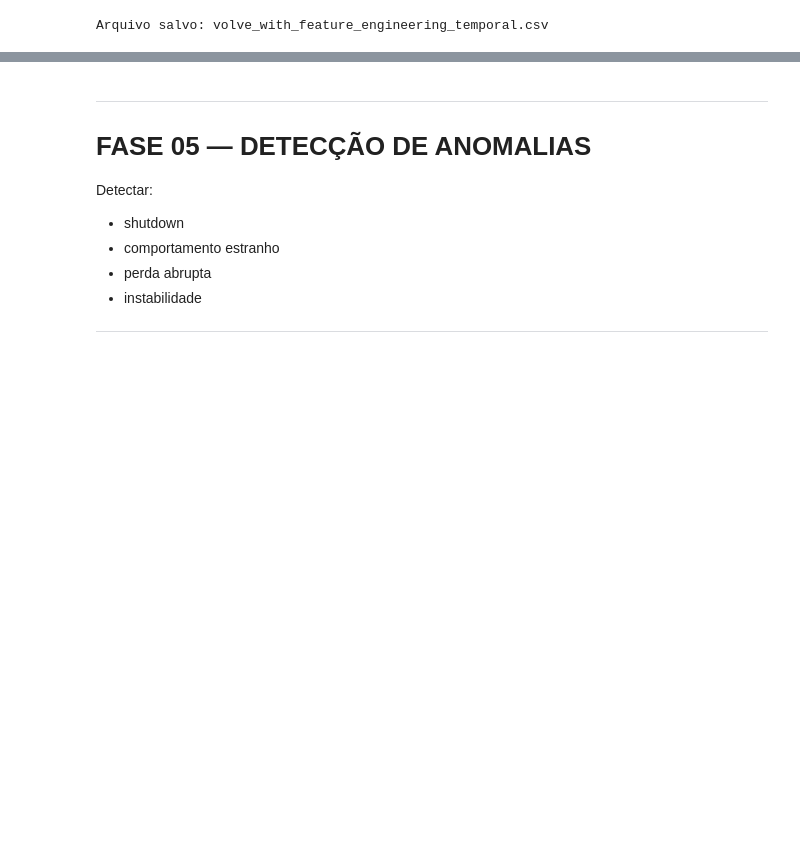
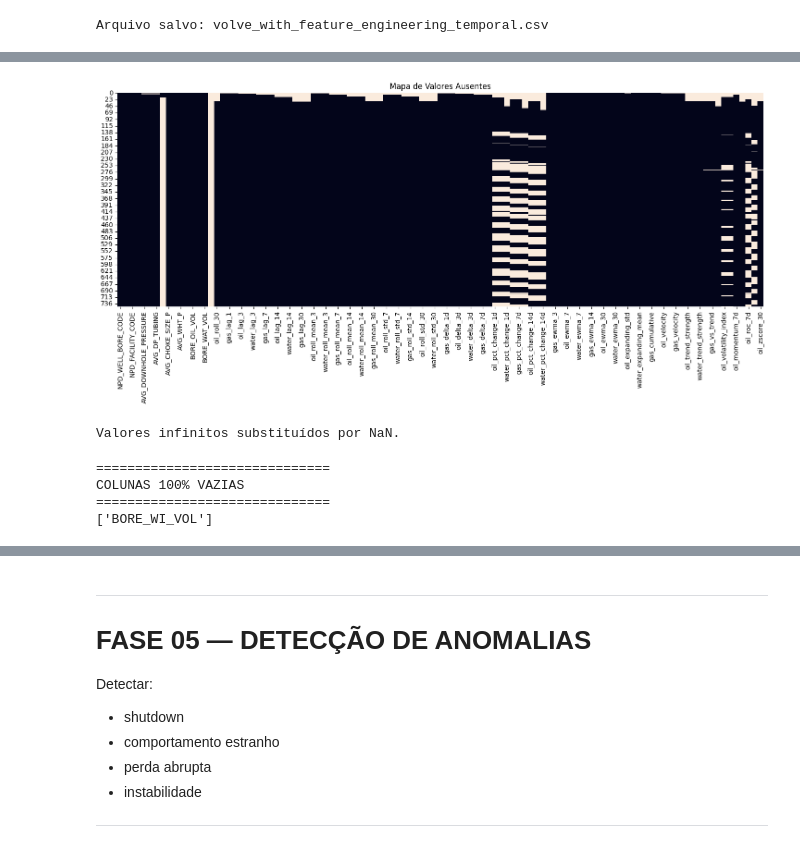
Before and after one commit to marcusvbrangel/production-surveillance, a Jupyter notebook: production_surveillance.ipynb, the cells around one changed output, grey strips where cells are left out. Saved outputs shown, nothing was run; the diff lists cells and outputs as text; code cells hidden in the pictures; blank space fills up the shorter version.

```diff
--- a/production_surveillance.ipynb
+++ b/production_surveillance.ipynb
@@ -2400,0 +2453,16 @@ Criar:
+# %%
+# ============================================================
+# REMOÇÃO DE DUPLICADOS
+# ============================================================
+
+before = len(df)
+
+df = df.drop_duplicates()
+
+after = len(df)
+
+print("\n==============================")
+print("DUPLICADOS")
+print("==============================")
+
+print(f"Linhas removidas: {before - after}")
@@ -2400,0 +2474,12 @@ Criar:
+# %%
+# ============================================================
+# IDENTIFICAÇÃO DE COLUNAS NUMÉRICAS
+# ============================================================
+
+numeric_cols = df.select_dtypes(include=np.number).columns.tolist()
+
+print("\n==============================")
+print("COLUNAS NUMÉRICAS")
+print("==============================")
+
+print(f"Quantidade: {len(numeric_cols)}")
@@ -2400,0 +2519,43 @@ Criar:
+# %%
+# ============================================================
+# HEATMAP DE NAN
+# ============================================================
+
+plt.figure(figsize=(18,6))
+
+sns.heatmap(df[numeric_cols].isna(), cbar=False)
+
+plt.title("Mapa de Valores Ausentes")
+
+plt.show()
+# %% [output]
+[figure, added]
+# %%
+# ============================================================
+# SUBSTITUIÇÃO DE INFINITOS
+# ============================================================
+
+df = df.replace([np.inf, -np.inf], np.nan)
+
+print("\nValores infinitos substituídos por NaN.")
+# %% [output]
+Valores infinitos substituídos por NaN.
+# %%
+# ============================================================
+# REMOÇÃO DE COLUNAS COMPLETAMENTE VAZIAS
+# ============================================================
+
+empty_cols = df.columns[df.isna().all()].tolist()
+
+print("\n==============================")
+print("COLUNAS 100% VAZIAS")
+print("==============================")
+
+print(empty_cols)
+
+df = df.drop(columns=empty_cols)
+# %% [output]
+==============================
+COLUNAS 100% VAZIAS
+==============================
+['BORE_WI_VOL']
```
Also changed, not shown: parts of 33 cells of this notebook.
